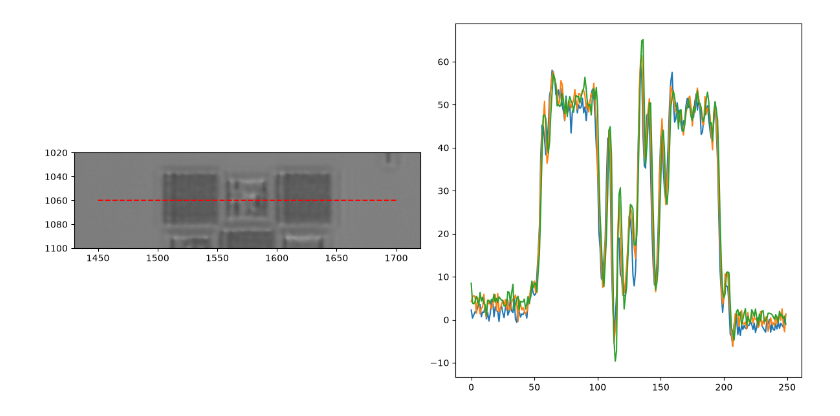
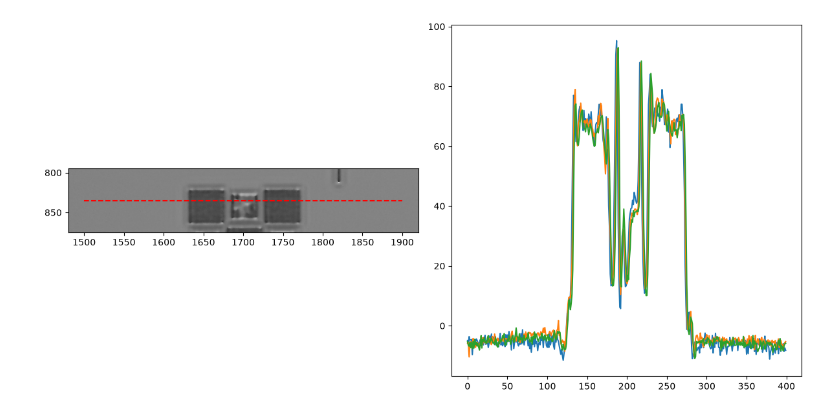
Before and after one commit to RodionovSA/holoeml-experiment, a Jupyter notebook: scripts/phase/read_phase.ipynb, the cells around one changed output. Cells and saved outputs as stored; diff of their text form; code cells hidden in the pictures.

```diff
--- a/scripts/phase/read_phase.ipynb
+++ b/scripts/phase/read_phase.ipynb
@@ -2,5 +2,5 @@
 import numpy as np
 import matplotlib.pyplot as plt
 # %%
-data = np.load('phase_measurement_20260823_173223.npz')
+data = np.load('phase_measurement_20260824_165341.npz')
 phi = data['phi']
@@ -13 +7,7 @@ phi3 = data3['phi']
+# %%
+data2 = np.load('phase_measurement_20260824_170607.npz')
+phi2 = data2['phi']
+# %%
+data3 = np.load('phase_measurement_20260824_171407.npz')
+phi3 = data3['phi']
 # %%
@@ -29,22 +27,22 @@ plt.plot(np.degrees(-phi3[1060, :]), label='phi')
 # %%
-y_coord = 1060
-x_coord_0 = 1450
-x_coord_1 = 1700
+y_coord = 835
+x_coord_0 = 1500
+x_coord_1 = 1900
 delta_x = 20
 delta_y = 40
 
 plt.figure(figsize=(12, 6))
 plt.subplot(121)
 plt.imshow(phi, cmap='gray')
 plt.hlines(y_coord, x_coord_0, x_coord_1, colors='r', linestyles='dashed')
 plt.xlim(x_coord_0 - delta_x, x_coord_1 + delta_x)
 plt.ylim(y_coord + delta_y, y_coord - delta_y)
 
 plt.subplot(122)
 plt.plot(np.degrees(-phi[y_coord, x_coord_0:x_coord_1]), label='phi')
-plt.plot(np.degrees(phi2[y_coord, x_coord_0:x_coord_1]), label='phi')
+plt.plot(np.degrees(-phi2[y_coord, x_coord_0:x_coord_1]), label='phi')
 plt.plot(np.degrees(-phi3[y_coord, x_coord_0:x_coord_1]), label='phi')
 
 plt.tight_layout()
 # %% [output]
-[figure, old version]
+[figure, new version]
```
Also changed, not shown: parts of 4 cells of this notebook, 3 other files.
